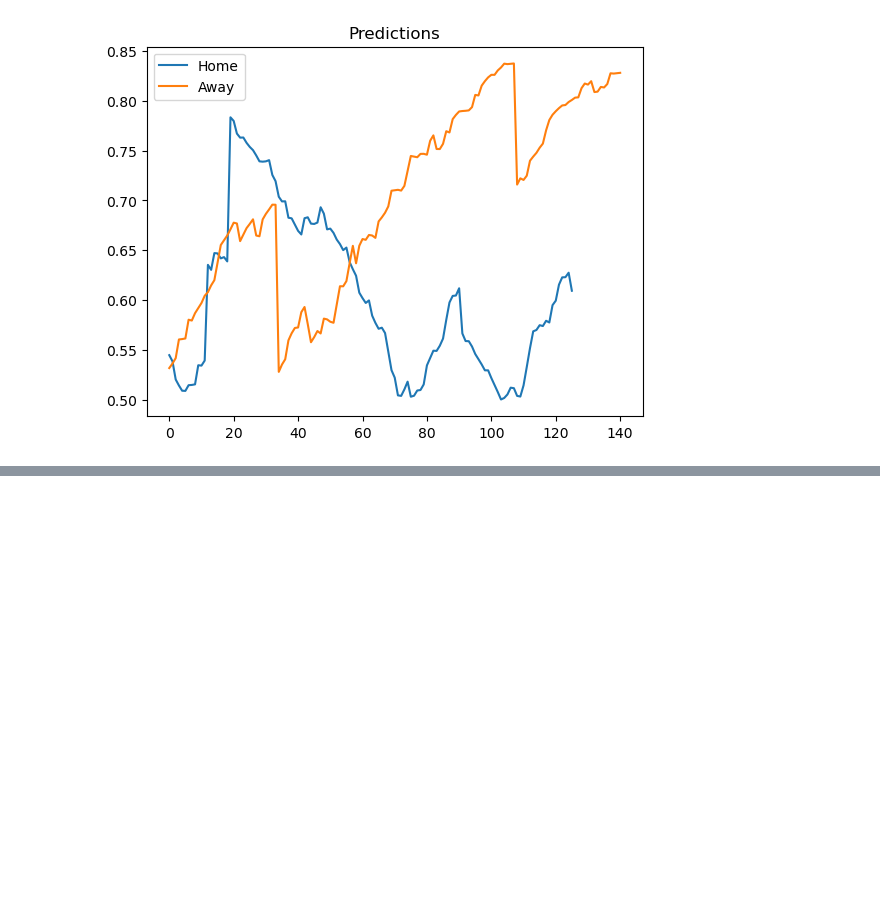
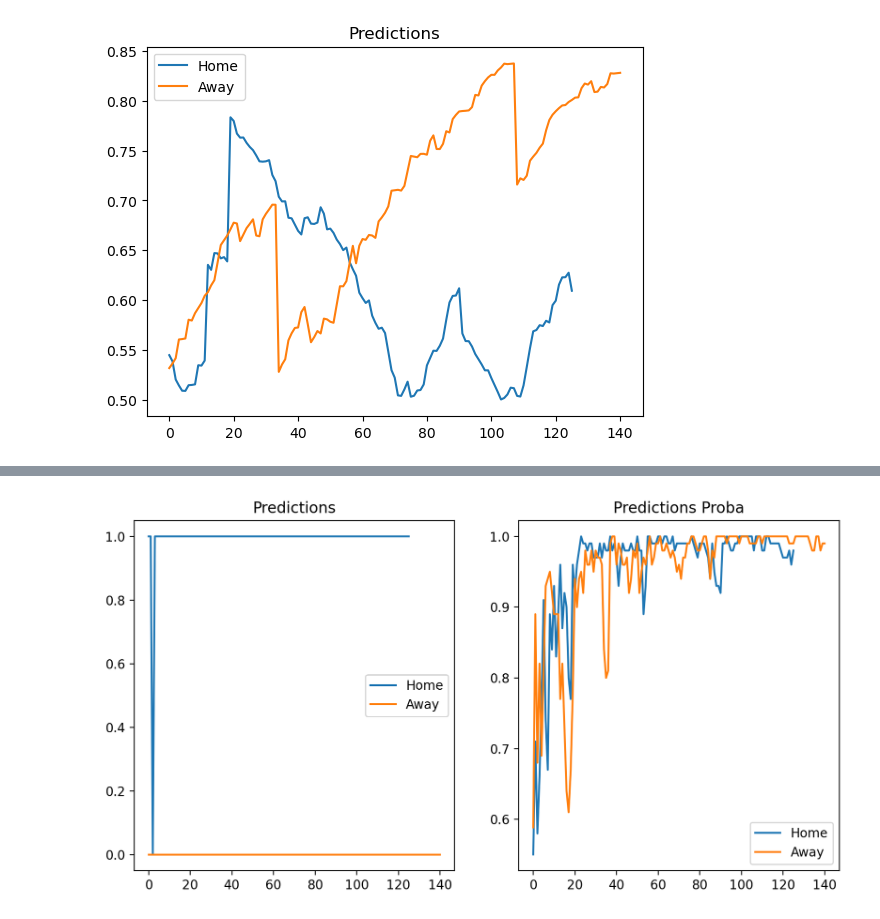
Before and after one commit to jeffxhansen/NHL_Win_Predictor, a Jupyter notebook: dylan.ipynb, the cells around one changed output, grey strips where cells are left out. Drawn from its saved outputs; the diff is of its cells as text; code cells hidden in the pictures; blank space fills up the shorter version.

```diff
--- a/dylan.ipynb
+++ b/dylan.ipynb
@@ -37,9 +37,3 @@ shot_stuff
 | 2010030417 | Boston Bruins | 14.0 | 266.0 | 29.0 | 8.0 | 4.0 | 29.0 | 8.0 | 2.0 | 17.0 | ... |
 |  | Vancouver Canucks | 15.0 | 193.0 | 26.0 | 11.0 | NaN | 47.0 | 10.0 | 1.0 | 37.0 | ... |
 2580 rows × 10 columns
-# %%
-type(df.event_type.unique())
-
-# Get the relevant unique event types
-event_types = df.event_type.unique()
-event_types = np.delete(event_types, )
@@ -218,0 +256,17 @@ Text(0.5, 1.0, 'Predictions')
+# %%
+test = comb_df[comb_df['GAME_ID'] == 2010020001]
+
+# Plot the predictions
+fig, ax = plt.subplots(1, 2, figsize=(10, 5), dpi=200)
+ax[0].plot(test[test['HOME'] == 1]['predictions'], label='Home')
+ax[0].plot(test[test['HOME'] == 0]['predictions'], label='Away')
+ax[0].legend()
+ax[0].set_title('Predictions')
+
+ax[1].plot(test[test['HOME'] == 1]['predictions_proba'], label='Home')
+ax[1].plot(test[test['HOME'] == 0]['predictions_proba'], label='Away')
+ax[1].legend()
+ax[1].set_title('Predictions Proba')
+plt.show()
+# %% [output]
+[figure, added]
```
Also changed, not shown: parts of 6 cells of this notebook.
